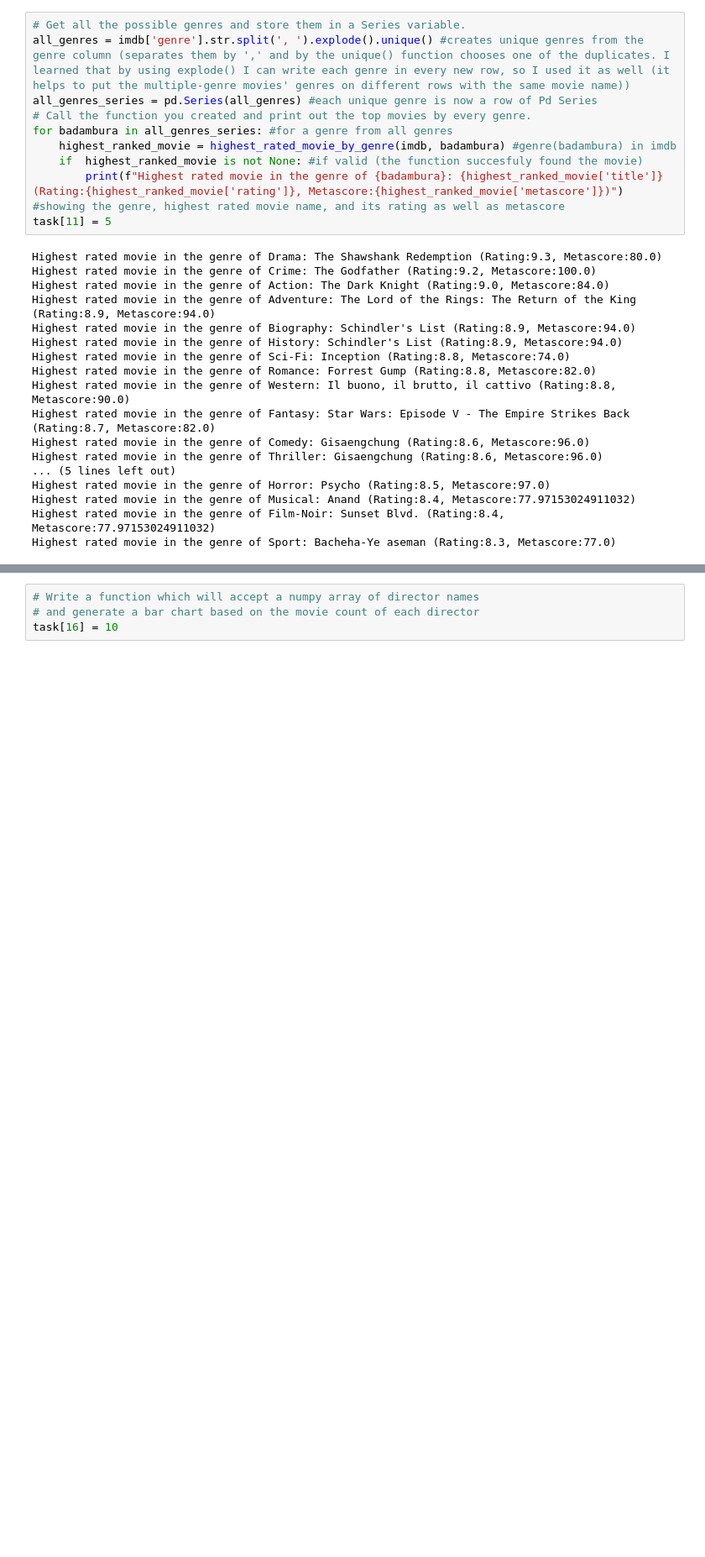
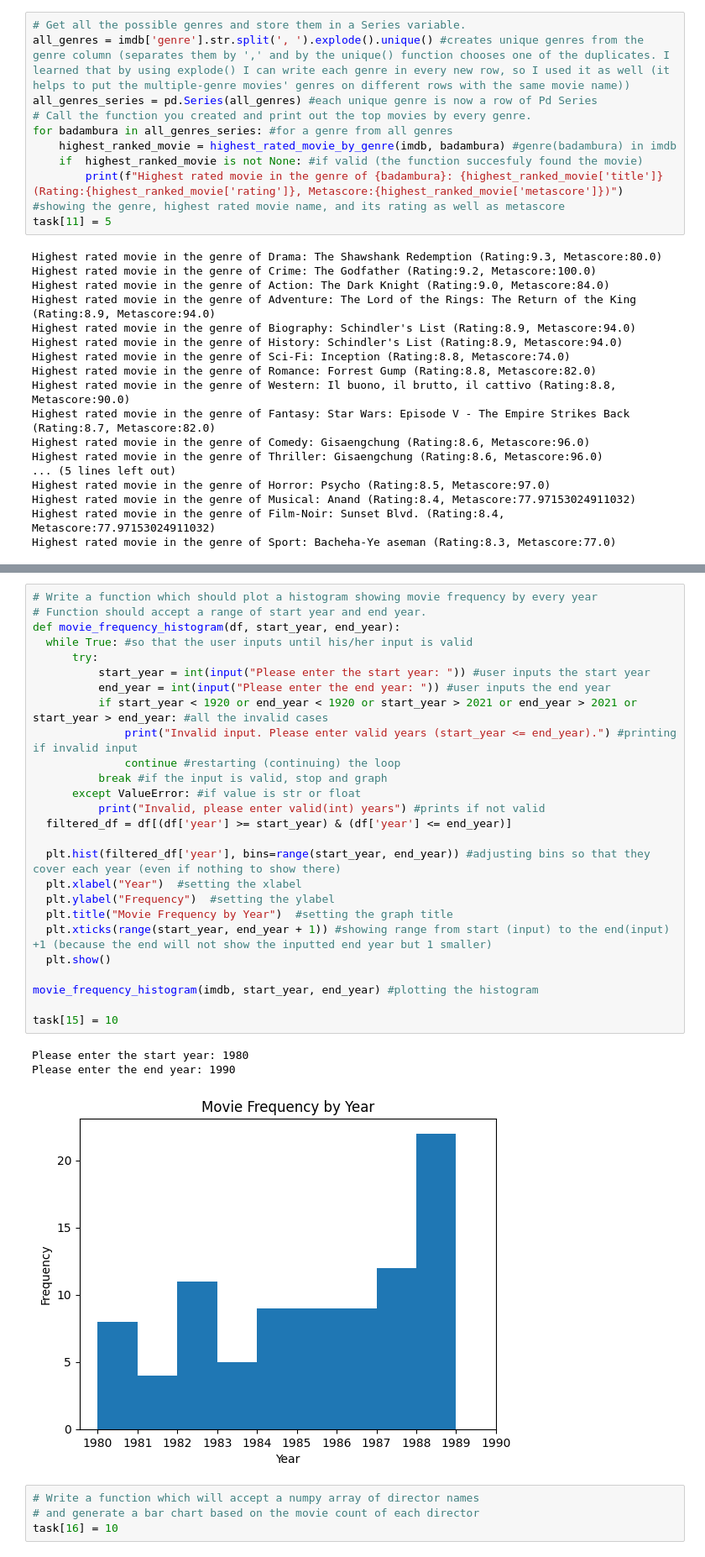
Before and after one commit to ikramhasanli/demo-repo, a Jupyter notebook: ENCE_3503_Fall_2024_hw02.ipynb, the cells around one changed output, grey strips where cells are left out. Shown at 84% size. Cells and saved outputs as stored; diff of their text form; blank space fills up the shorter version.

```diff
--- a/ENCE_3503_Fall_2024_hw02.ipynb
+++ b/ENCE_3503_Fall_2024_hw02.ipynb
@@ -410,3 +492,33 @@ task[15] = 10
+# %%
+# Write a function which should plot a histogram showing movie frequency by every year
+# Function should accept a range of start year and end year.
+def movie_frequency_histogram(df, start_year, end_year):
+  while True: #so that the user inputs until his/her input is valid
+      try:
+          start_year = int(input("Please enter the start year: ")) #user inputs the start year
+          end_year = int(input("Please enter the end year: ")) #user inputs the end year
+          if start_year < 1920 or end_year < 1920 or start_year > 2021 or end_year > 2021 or start_year > end_year: #all the invalid cases
+              print("Invalid input. Please enter valid years (start_year <= end_year).") #printing if invalid input
+              continue #restarting (continuing) the loop
+          break #if the input is valid, stop and graph
+      except ValueError: #if value is str or float
+          print("Invalid, please enter valid(int) years") #prints if not valid
+  filtered_df = df[(df['year'] >= start_year) & (df['year'] <= end_year)]
+
+  plt.hist(filtered_df['year'], bins=range(start_year, end_year)) #adjusting bins so that they cover each year (even if nothing to show there)
+  plt.xlabel("Year")  #setting the xlabel
+  plt.ylabel("Frequency")  #setting the ylabel
+  plt.title("Movie Frequency by Year")  #setting the graph title
+  plt.xticks(range(start_year, end_year + 1)) #showing range from start (input) to the end(input) +1 (because the end will not show the inputted end year but 1 smaller)
+  plt.show()
+
+movie_frequency_histogram(imdb, start_year, end_year) #plotting the histogram
+
+task[15] = 10
+# %% [output]
+Please enter the start year: 1980
+Please enter the end year: 1990
+[figure, added]
 # %%
 # Write a function which will accept a numpy array of director names
 # and generate a bar chart based on the movie count of each director
```
Also changed, not shown: parts of 9 cells of this notebook.
